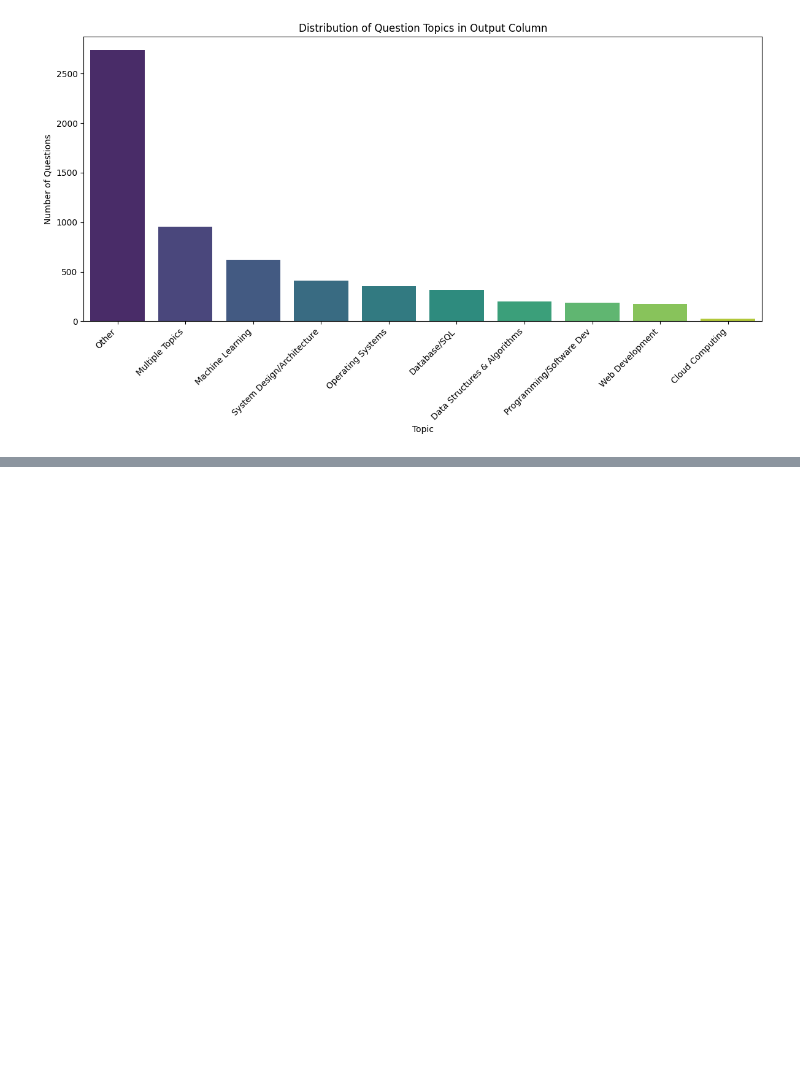
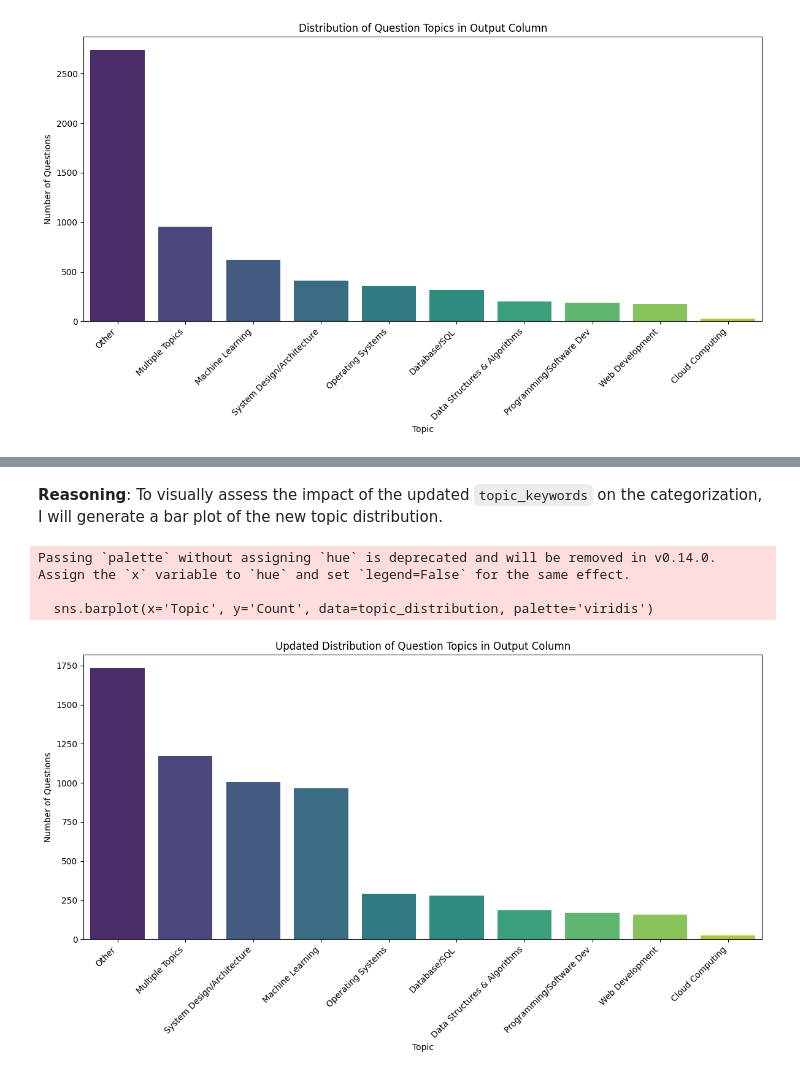
Before and after one commit to Priyasarkar11/AI_MOCK_INTERVIEWER, a Jupyter notebook: 8THsem_AI_MOCK_INTERVIEWER.ipynb, the cells around one changed output, grey strips where cells are left out. Cells and saved outputs as stored; diff of their text form; code cells hidden in the pictures; blank space fills up the shorter version.

```diff
--- a/8THsem_AI_MOCK_INTERVIEWER.ipynb
+++ b/8THsem_AI_MOCK_INTERVIEWER.ipynb
@@ -292,0 +444,21 @@ Passing `palette` without assigning `hue` is deprecated and will be removed in v
+# %%
+topic_keywords = {
+    'Database/SQL': ['database', 'sql', 'dbms', 'join', 'normalization', 'denormalization', 'index', 'transaction', 'acid', 'nosql', 'relational', 'query', 'schema', 'query optimization', 'indexing strategies'],
+    'Operating Systems': ['os', 'operating system', 'process', 'thread', 'memory management', 'deadlock', 'concurrency', 'scheduling', 'kernel', 'syscall'],
+    'Machine Learning': ['machine learning', 'ml', 'neural network', 'cnn', 'rnn', 'lstm', 'transformer', 'algorithm', 'model', 'training', 'bias', 'variance', 'overfitting', 'underfitting', 'activation function', 'deep learning', 'supervised', 'unsupervised', 'reinforcement', 'gradient descent', 'ensemble methods', 'multi-task learning', 'pca', 'classification', 'regression', 'hyperparameter tuning', 'vae', 'gan', 'model evaluation', 'feature selection'],
+    'Data Structures & Algorithms': ['data structure', 'algorithm', 'array', 'list', 'tree', 'graph', 'hash', 'sort', 'search', 'complexity', 'linked list', 'stack', 'queue', 'graph algorithms'],
+    'System Design/Architecture': ['system design', 'architecture', 'scalability', 'latency', 'consistency', 'availability', 'api', 'microservices', 'distributed system', 'load balancer', 'cache', 'fault tolerance', 'queueing', 'design patterns', 'code reviews', 'service discovery', 'dependency injection', 'logging', 'observability', 'component design', 'data partitioning', 'backups', 'caching layers', 'high throughput', 'replication', 'sharding'],
+    'Programming/Software Dev': ['python', 'java', 'c++', 'oop', 'testing', 'debugging', 'version control', 'git', 'refactoring', 'agile', 'technical debt', 'software development', 'framework', 'multi-threading'],
+    'Web Development': ['web', 'frontend', 'backend', 'javascript', 'react', 'angular', 'vue', 'html', 'css', 'http', 'rest', 'graphql', 'browser', 'web accessibility'],
+    'Cloud Computing': ['cloud', 'aws', 'azure', 'gcp', 'docker', 'kubernetes', 'container', 'serverless']
+}
+
+# Re-apply the categorization function to the 'output' column with updated keywords
+data['topic'] = data['output'].apply(categorize_question)
+
+# Get the new distribution of topics
+topic_distribution = data['topic'].value_counts().reset_index()
+topic_distribution.columns = ['Topic', 'Count']
+
+# Display the updated topic distribution
+display(topic_distribution)
@@ -292,0 +477,21 @@ Passing `palette` without assigning `hue` is deprecated and will be removed in v
+# %% [markdown]
+**Reasoning**:
+To visually assess the impact of the updated `topic_keywords` on the categorization, I will generate a bar plot of the new topic distribution.
+# %%
+import matplotlib.pyplot as plt
+import seaborn as sns
+
+# Visualize the distribution of topics
+plt.figure(figsize=(12, 7))
+sns.barplot(x='Topic', y='Count', data=topic_distribution, palette='viridis')
+plt.title('Updated Distribution of Question Topics in Output Column')
+plt.xlabel('Topic')
+plt.ylabel('Number of Questions')
+plt.xticks(rotation=45, ha='right')
+plt.tight_layout()
+plt.show()
+# %% [output]
+Passing `palette` without assigning `hue` is deprecated and will be removed in v0.14.0. Assign the `x` variable to `hue` and set `legend=False` for the same effect.
+
+  sns.barplot(x='Topic', y='Count', data=topic_distribution, palette='viridis')
+[figure, added]
```
Also changed, not shown: parts of 24 cells of this notebook.
